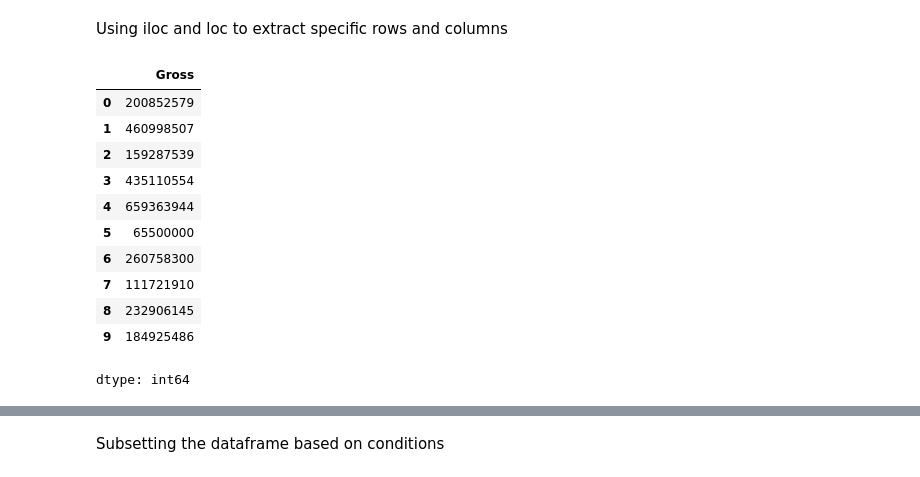
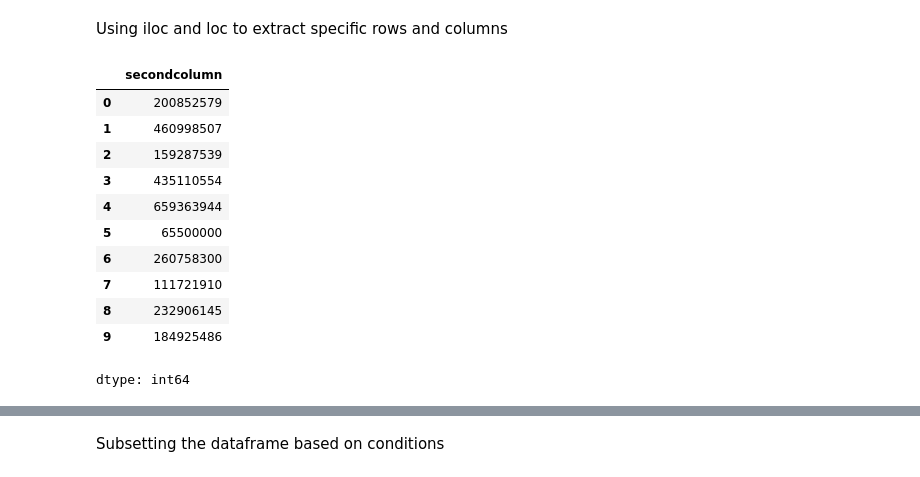
Before and after one commit to Soundarya0512/A1_Python-Review-, a Jupyter notebook: Module02_Data-exploration/Colab_A7_data_explore.ipynb, the cells around one changed output, grey strips where cells are left out. Saved outputs shown, nothing was run; the diff lists cells and outputs as text; code cells hidden in the pictures.

```diff
--- a/Module02_Data-exploration/Colab_A7_data_explore.ipynb
+++ b/Module02_Data-exploration/Colab_A7_data_explore.ipynb
@@ -128,14 +85,14 @@ Using iloc and loc to extract specific rows and columns
 # %%
 ### Get the first 10 elements (movies) of the second column and convert it into a series with a name
 import pandas as pd
 csvFile = 'https://raw.githubusercontent.com/csbfx/advpy122-data/master/top_movies_2020.csv'
 
 movies = pd.read_csv(csvFile)
-ser=movies.iloc[:10,1]
-myseries = pd.Series(ser)
-ser
+Gross=movies.iloc[0:10,1]
+s=pd.Series(Gross,name='secondcolumn')
+s
 # %% [output]
-|  | Gross |
+|  | secondcolumn |
 | 0 | 200852579 |
 | 1 | 460998507 |
 | 2 | 159287539 |
```
Also changed, not shown: parts of 19 cells of this notebook.
